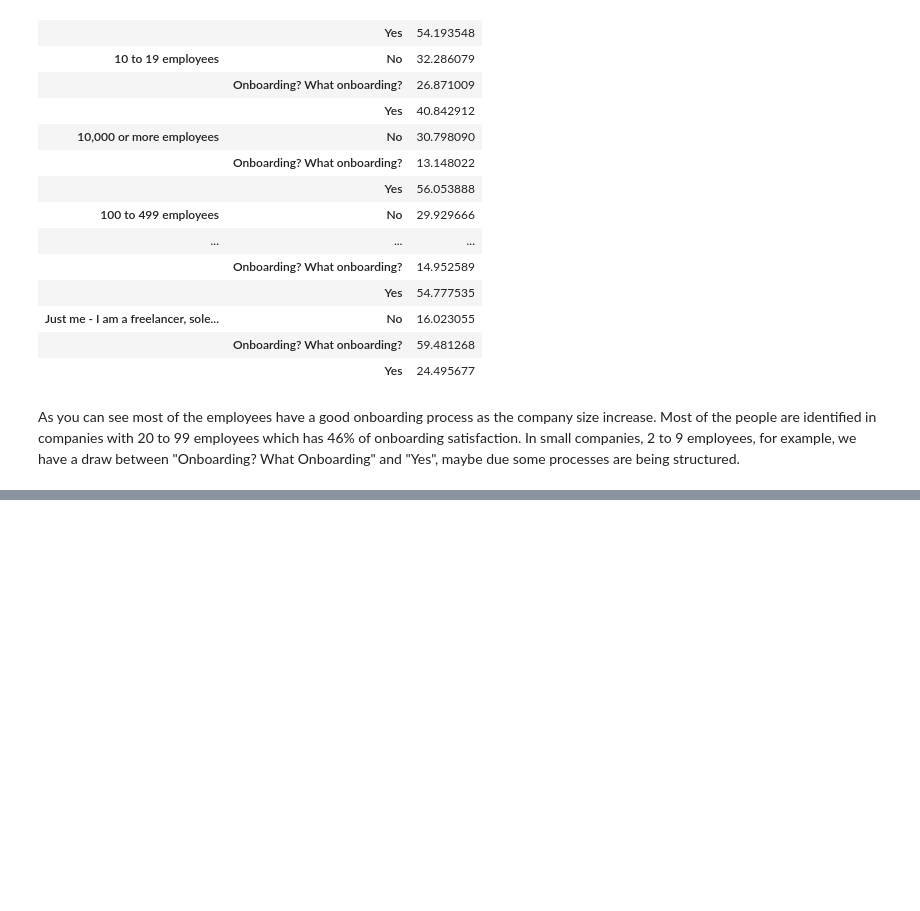
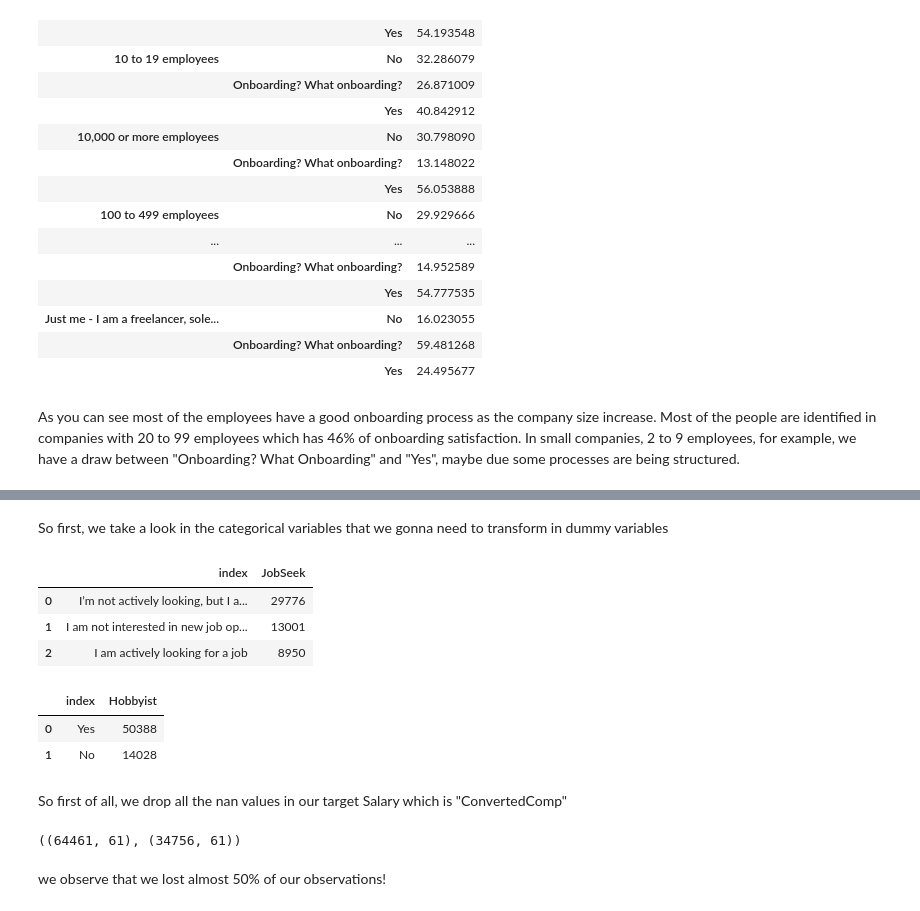
Before and after one commit to igorss77/stack2020survey, a Jupyter notebook: StackOverflow-survey2020.ipynb, the cells around one changed output, grey strips where cells are left out. Cells and saved outputs as stored; diff of their text form; code cells hidden in the pictures; blank space fills up the shorter version.

```diff
--- a/StackOverflow-survey2020.ipynb
+++ b/StackOverflow-survey2020.ipynb
@@ -292,0 +334,17 @@ As you can see most of the employees have a good onboarding process as the compa
+# %% [markdown]
+So first, we take a look in the categorical variables that we gonna need to transform in dummy variables
+# %%
+df['JobSeek'].value_counts().reset_index()
+# %% [output]
+|  | index | JobSeek |
+| 0 | I’m not actively looking, but I a... | 29776 |
+| 1 | I am not interested in new job op... | 13001 |
+| 2 | I am actively looking for a job | 8950 |
+# %%
+df['Hobbyist'].value_counts().reset_index()
+# %% [output]
+|  | index | Hobbyist |
+| 0 | Yes | 50388 |
+| 1 | No | 14028 |
+# %% [markdown]
+So first of all, we drop all the nan values in our target Salary which is "ConvertedComp"
@@ -292,0 +353,6 @@ As you can see most of the employees have a good onboarding process as the compa
+# %%
+df.shape, new.shape
+# %% [output]
+((64461, 61), (34756, 61))
+# %% [markdown]
+we observe that we lost almost 50% of our observations!
```
Also changed, not shown: parts of 32 cells of this notebook.
